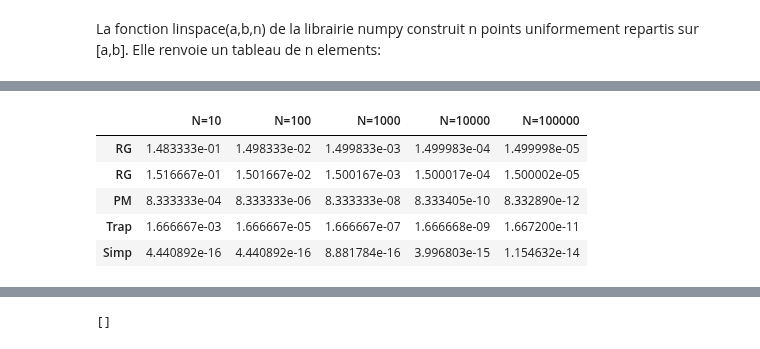
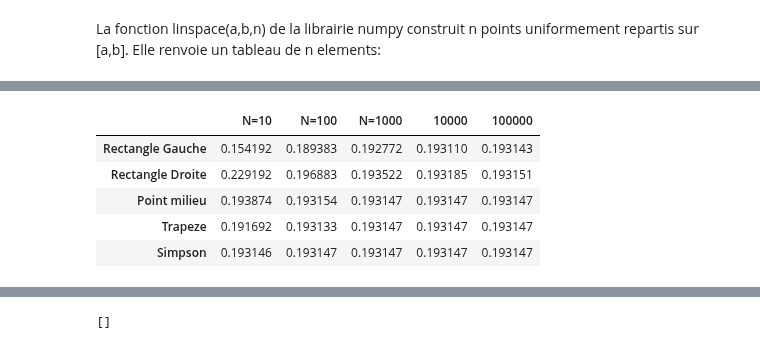
Before and after one commit to merebeyannick/Numerical-Mathematics, a Jupyter notebook: Approximated Integrals/Newton-cotes.ipynb, the cells around one changed output, grey strips where cells are left out. Saved outputs shown, nothing was run; the diff lists cells and outputs as text; code cells hidden in the pictures.

```diff
--- a/Approximated Integrals/Newton-cotes.ipynb
+++ b/Approximated Integrals/Newton-cotes.ipynb
@@ -129,9 +114,14 @@ df.index = ['RG', 'RG', 'PM', 'Trap', 'Simp']
-# %%
-df
-# %% [output]
-|  | N=10 | N=100 | N=1000 | N=10000 | N=100000 |
-| RG | 1.483333e-01 | 1.498333e-02 | 1.499833e-03 | 1.499983e-04 | 1.499998e-05 |
-| RG | 1.516667e-01 | 1.501667e-02 | 1.500167e-03 | 1.500017e-04 | 1.500002e-05 |
-| PM | 8.333333e-04 | 8.333333e-06 | 8.333333e-08 | 8.333405e-10 | 8.332890e-12 |
-| Trap | 1.666667e-03 | 1.666667e-05 | 1.666667e-07 | 1.666668e-09 | 1.667200e-11 |
-| Simp | 4.440892e-16 | 4.440892e-16 | 8.881784e-16 | 3.996803e-15 | 1.154632e-14 |
+# %%
+df_er_f2 = pd.DataFrame()
+for i in [10**1, 10**2, 10**3, 10**4,10**5]:
+    df_er_f2 = pd.concat([df_er_f2,pd.DataFrame(erreur(f2,0,1,math.log(2),i))], axis=1)
+df_er_f2.columns = ['N=10', 'N=100', 'N=1000','10000','100000']
+df_er_f2.index = ['Rectangle Gauche', 'Rectangle Droite', 'Point milieu', 'Trapeze', 'Simpson']
+df_er_f2
+# %% [output]
+|  | N=10 | N=100 | N=1000 | 10000 | 100000 |
+| Rectangle Gauche | 0.154192 | 0.189383 | 0.192772 | 0.193110 | 0.193143 |
+| Rectangle Droite | 0.229192 | 0.196883 | 0.193522 | 0.193185 | 0.193151 |
+| Point milieu | 0.193874 | 0.193154 | 0.193147 | 0.193147 | 0.193147 |
+| Trapeze | 0.191692 | 0.193133 | 0.193147 | 0.193147 | 0.193147 |
+| Simpson | 0.193146 | 0.193147 | 0.193147 | 0.193147 | 0.193147 |
```
Also changed, not shown: parts of 22 cells of this notebook.
